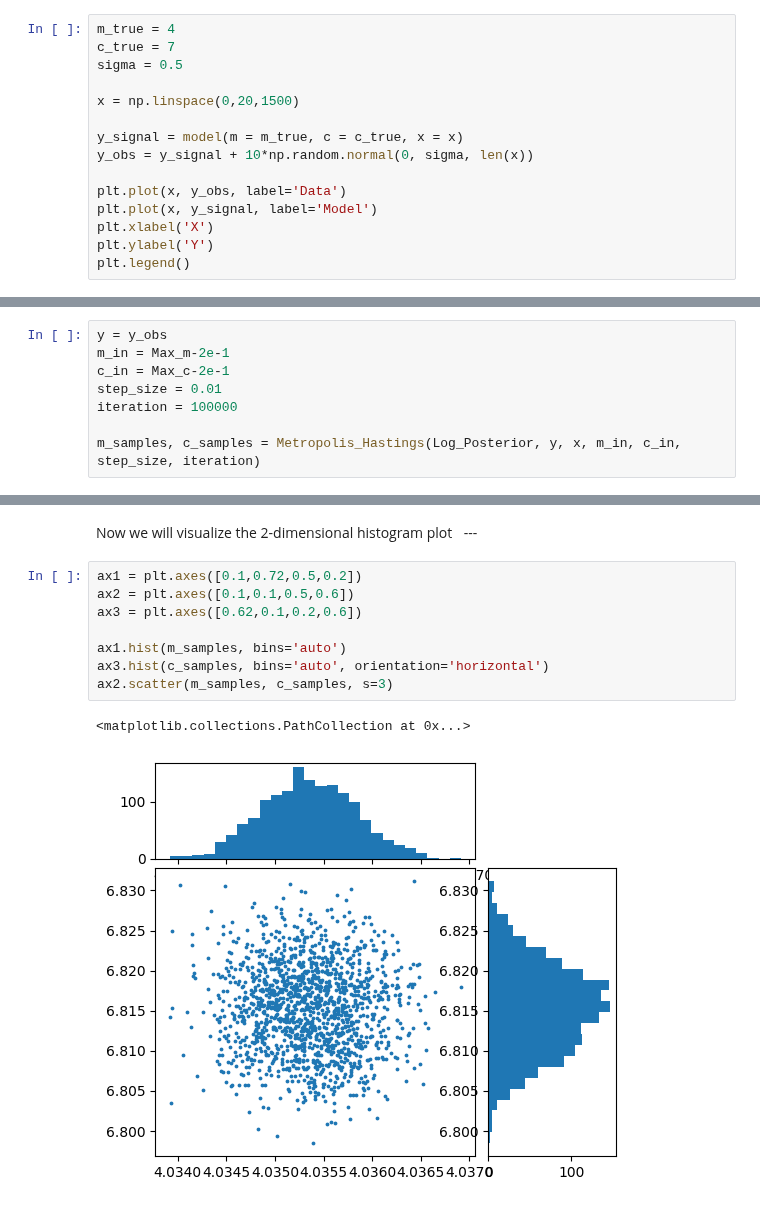
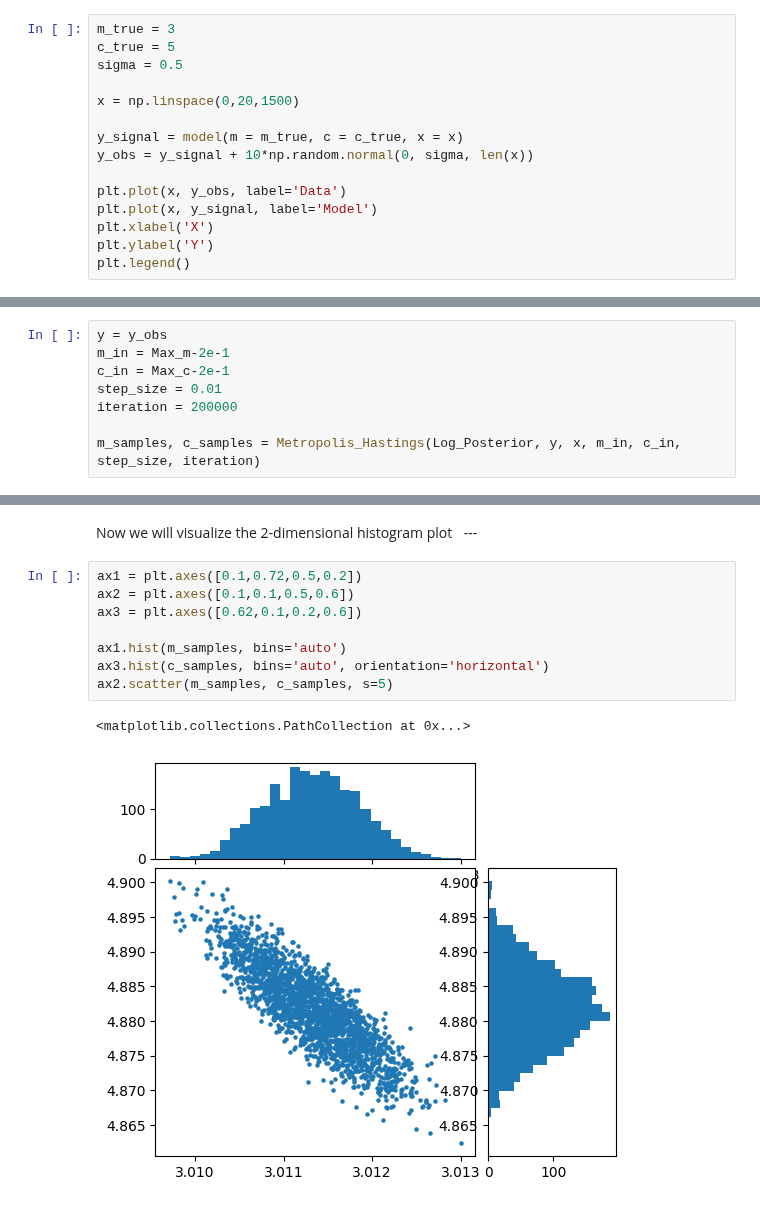
Before and after one commit to RitwikDas007/My-Collections, a Jupyter notebook: Bayesian Inference.ipynb, the cells around one changed output, grey strips where cells are left out. Cells and saved outputs as stored; diff of their text form.

Commit message:
Update 2d-histogram

```diff
--- a/Bayesian Inference.ipynb
+++ b/Bayesian Inference.ipynb
@@ -467,8 +467,8 @@ def model(m, c, x):
 # %% [markdown]
 Make the noisy data --
 # %%
-m_true = 4
-c_true = 7
+m_true = 3
+c_true = 5
 sigma = 0.5
 
 x = np.linspace(0,20,1500)
@@ -571,7 +571,7 @@ y = y_obs
 m_in = Max_m-2e-1
 c_in = Max_c-2e-1
 step_size = 0.01
-iteration = 100000
+iteration = 200000
 
 m_samples, c_samples = Metropolis_Hastings(Log_Posterior, y, x, m_in, c_in, step_size, iteration)
 # %% [markdown]
@@ -652,11 +652,11 @@ Now we will visualize the 2-dimensional histogram plot $\;$ ---
 # %%
 ax1 = plt.axes([0.1,0.72,0.5,0.2])
 ax2 = plt.axes([0.1,0.1,0.5,0.6])
 ax3 = plt.axes([0.62,0.1,0.2,0.6])
 
 ax1.hist(m_samples, bins='auto')
 ax3.hist(c_samples, bins='auto', orientation='horizontal')
-ax2.scatter(m_samples, c_samples, s=3)
+ax2.scatter(m_samples, c_samples, s=5)
 # %% [output]
 <matplotlib.collections.PathCollection at 0x...>
-[figure, old version]
+[figure, new version]
```
Also changed, not shown: parts of 6 cells of this notebook.
